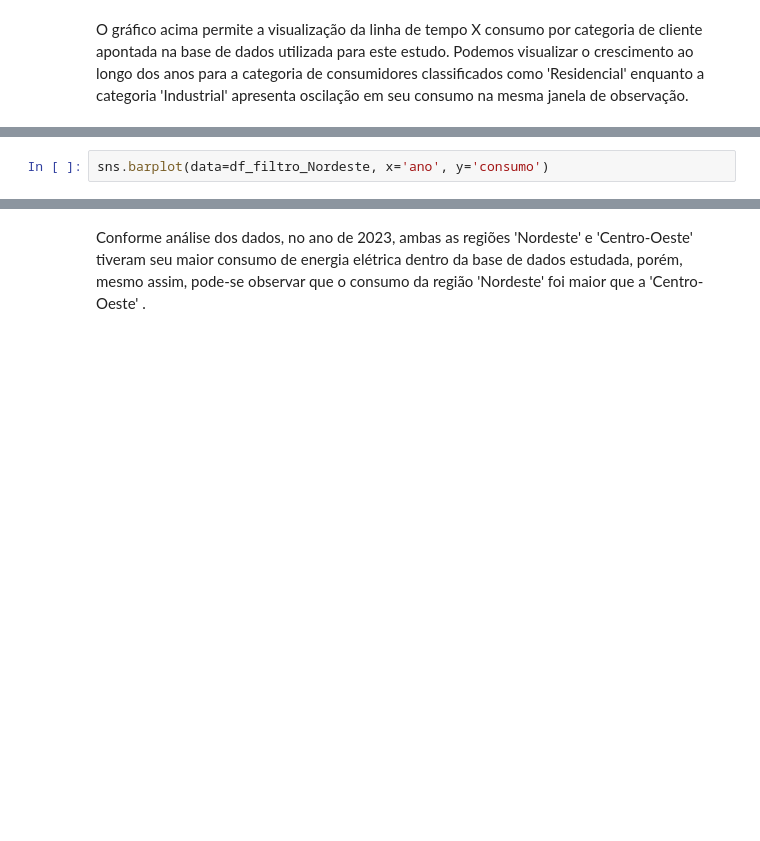
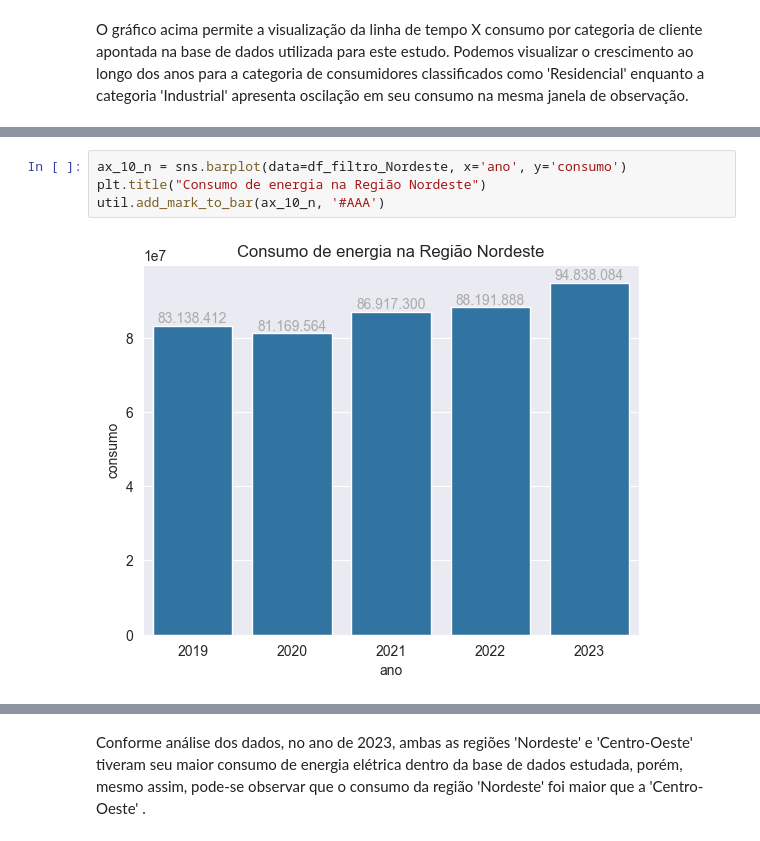
Before and after one commit to davi873/AI_energy_analysis_py, a Jupyter notebook: notebooks/insights.ipynb, the cells around one changed output, grey strips where cells are left out. Drawn from its saved outputs; the diff is of its cells as text; blank space fills up the shorter version.

```diff
--- a/notebooks/insights.ipynb
+++ b/notebooks/insights.ipynb
@@ -149,5 +230,9 @@ df_filtro_Nordeste.head()
 # %%
-sns.barplot(data=df_filtro_Nordeste, x='ano', y='consumo')
+ax_10_n = sns.barplot(data=df_filtro_Nordeste, x='ano', y='consumo')
+plt.title("Consumo de energia na Região Nordeste")
+util.add_mark_to_bar(ax_10_n, '#AAA')
+# %% [output]
+[figure, added]
 # %%
 filtro_Centro_Oeste = (df_energy_insights['regiao']=='Centro-Oeste')
 df_filtro_Centro_Oeste = df_energy_insights[filtro_Centro_Oeste].groupby('ano')['consumo'].sum().reset_index().sort_values(by='consumo', ascending=False).head()
```
Also changed, not shown: parts of 28 cells of this notebook.
